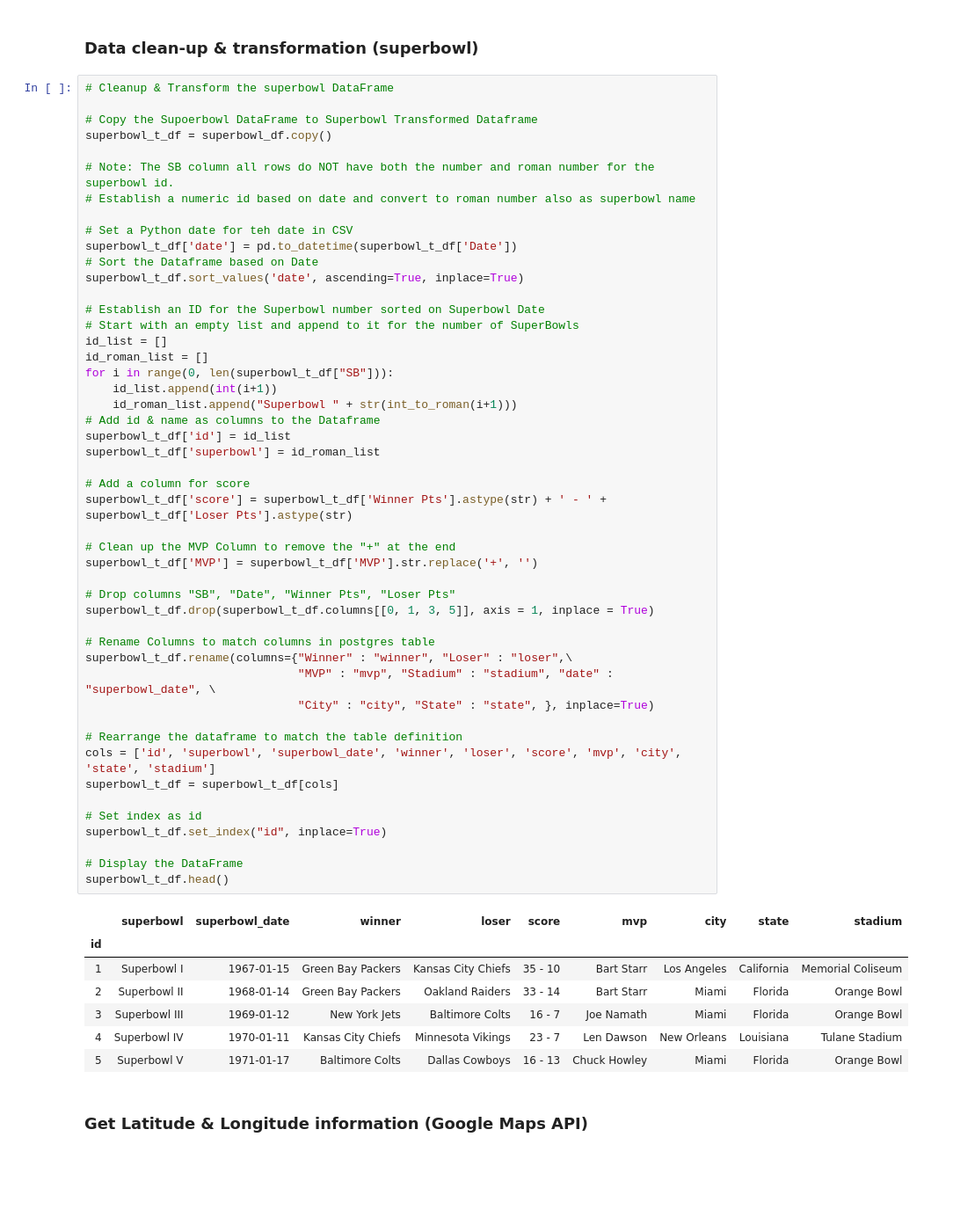
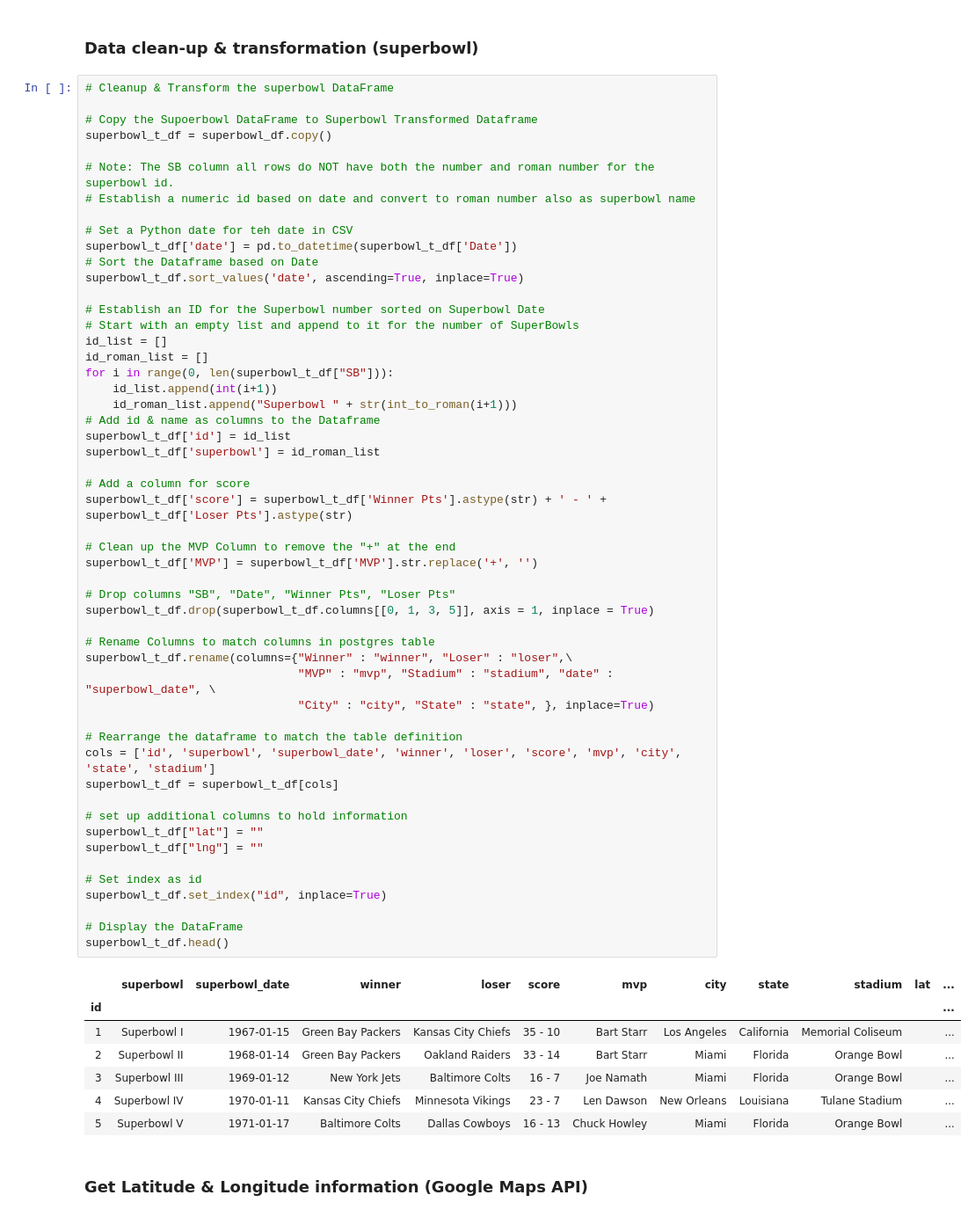
Before and after one commit to malisum/etl_proj_w13, a Jupyter notebook: SourceCode/nfl_etl.ipynb, the cells around one changed output. Shown at 88% size. Cells and saved outputs as stored; diff of their text form; blank space fills up the shorter version.

```diff
--- a/SourceCode/nfl_etl.ipynb
+++ b/SourceCode/nfl_etl.ipynb
@@ -87,40 +87,44 @@ for i in range(0, len(superbowl_t_df["SB"])):
     id_list.append(int(i+1))
     id_roman_list.append("Superbowl " + str(int_to_roman(i+1)))
 # Add id & name as columns to the Dataframe
 superbowl_t_df['id'] = id_list
 superbowl_t_df['superbowl'] = id_roman_list
 
 # Add a column for score
 superbowl_t_df['score'] = superbowl_t_df['Winner Pts'].astype(str) + ' - ' + superbowl_t_df['Loser Pts'].astype(str)
 
 # Clean up the MVP Column to remove the "+" at the end
 superbowl_t_df['MVP'] = superbowl_t_df['MVP'].str.replace('+', '')
 
 # Drop columns "SB", "Date", "Winner Pts", "Loser Pts"
 superbowl_t_df.drop(superbowl_t_df.columns[[0, 1, 3, 5]], axis = 1, inplace = True)
 
 # Rename Columns to match columns in postgres table
 superbowl_t_df.rename(columns={"Winner" : "winner", "Loser" : "loser",\
                                "MVP" : "mvp", "Stadium" : "stadium", "date" : "superbowl_date", \
                                "City" : "city", "State" : "state", }, inplace=True)
 
 # Rearrange the dataframe to match the table definition
 cols = ['id', 'superbowl', 'superbowl_date', 'winner', 'loser', 'score', 'mvp', 'city', 'state', 'stadium']
 superbowl_t_df = superbowl_t_df[cols]
 
+# set up additional columns to hold information
+superbowl_t_df["lat"] = ""
+superbowl_t_df["lng"] = ""
+
 # Set index as id
 superbowl_t_df.set_index("id", inplace=True)
 
 # Display the DataFrame
 superbowl_t_df.head()
 # %% [output]
-|  | superbowl | superbowl_date | winner | loser | score | mvp | city | state | stadium |
-| id |  |  |  |  |  |  |  |  |  |
-| 1 | Superbowl I | 1967-01-15 | Green Bay Packers | Kansas City Chiefs | 35 - 10 | Bart Starr | Los Angeles | California | Memorial Coliseum |
-| 2 | Superbowl II | 1968-01-14 | Green Bay Packers | Oakland Raiders | 33 - 14 | Bart Starr | Miami | Florida | Orange Bowl |
-| 3 | Superbowl III | 1969-01-12 | New York Jets | Baltimore Colts | 16 - 7 | Joe Namath | Miami | Florida | Orange Bowl |
-| 4 | Superbowl IV | 1970-01-11 | Kansas City Chiefs | Minnesota Vikings | 23 - 7 | Len Dawson | New Orleans | Louisiana | Tulane Stadium |
-| 5 | Superbowl V | 1971-01-17 | Baltimore Colts | Dallas Cowboys | 16 - 13 | Chuck Howley | Miami | Florida | Orange Bowl |
+|  | superbowl | superbowl_date | winner | loser | score | mvp | city | state | stadium | lat | ... |
+| id |  |  |  |  |  |  |  |  |  |  | ... |
+| 1 | Superbowl I | 1967-01-15 | Green Bay Packers | Kansas City Chiefs | 35 - 10 | Bart Starr | Los Angeles | California | Memorial Coliseum |  | ... |
+| 2 | Superbowl II | 1968-01-14 | Green Bay Packers | Oakland Raiders | 33 - 14 | Bart Starr | Miami | Florida | Orange Bowl |  | ... |
+| 3 | Superbowl III | 1969-01-12 | New York Jets | Baltimore Colts | 16 - 7 | Joe Namath | Miami | Florida | Orange Bowl |  | ... |
+| 4 | Superbowl IV | 1970-01-11 | Kansas City Chiefs | Minnesota Vikings | 23 - 7 | Len Dawson | New Orleans | Louisiana | Tulane Stadium |  | ... |
+| 5 | Superbowl V | 1971-01-17 | Baltimore Colts | Dallas Cowboys | 16 - 13 | Chuck Howley | Miami | Florida | Orange Bowl |  | ... |
 # %% [markdown]
 ### Get Latitude & Longitude information (Google Maps API)
 # %%
```
Also changed, not shown: parts of 2 cells of this notebook, 1 other file.
